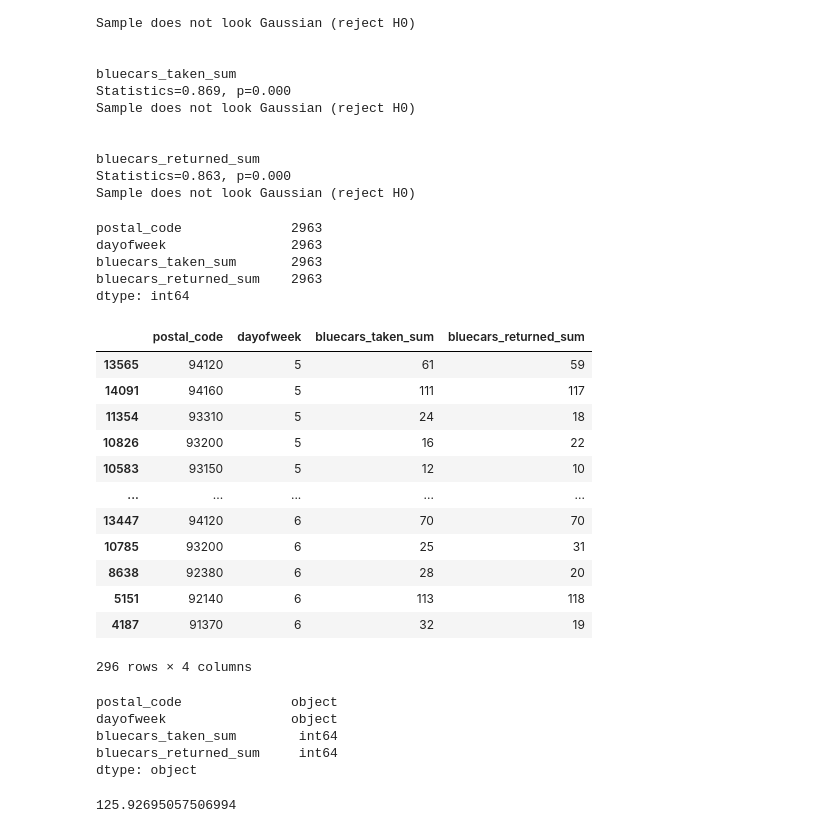
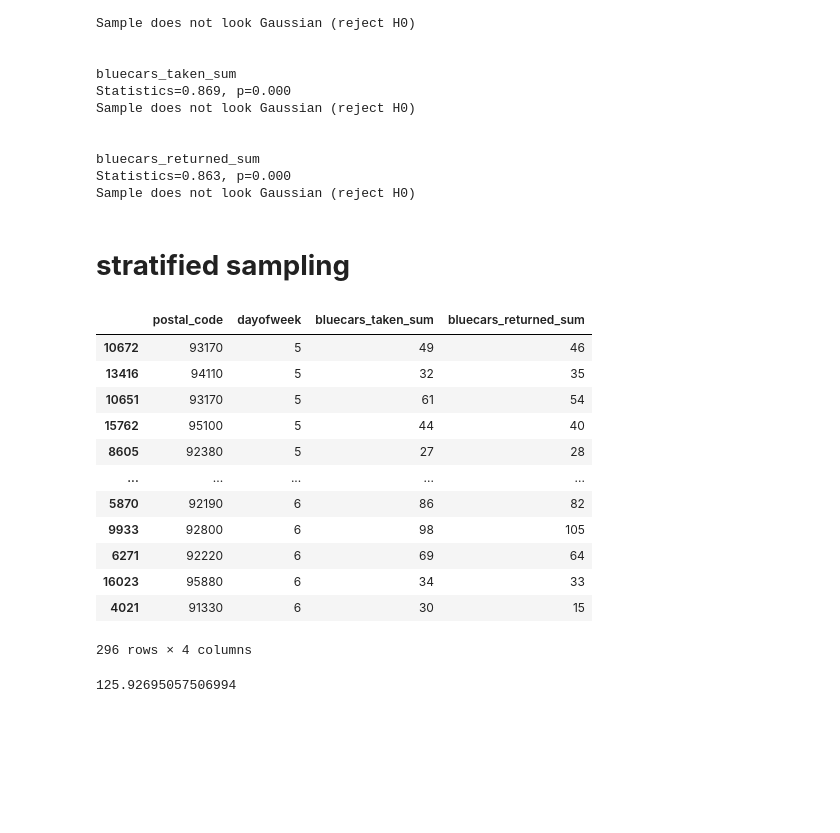
Before and after one commit to alfafimel/IPWK4-CORE, a Jupyter notebook: Autolib_electric_car_sharing_service_company.ipynb, the cells around one changed output. Saved outputs shown, nothing was run; the diff lists cells and outputs as text; code cells hidden in the pictures; blank space fills up the shorter version.

```diff
--- a/Autolib_electric_car_sharing_service_company.ipynb
+++ b/Autolib_electric_car_sharing_service_company.ipynb
@@ -484,11 +485,3 @@ Sample does not look Gaussian (reject H0)
 bluecars_returned_sum
 Statistics=0.863, p=0.000
 Sample does not look Gaussian (reject H0)
-# %%
-df2.count()
-# %% [output]
-postal_code              2963
-dayofweek                2963
-bluecars_taken_sum       2963
-bluecars_returned_sum    2963
-dtype: int64
@@ -495,29 +511,23 @@ dtype: int64
+# %% [markdown]
+# **stratified sampling**
 # %%
 # Stratified sample
-df3 = df2.groupby('dayofweek', group_keys=False).apply(lambda grouped_subset : grouped_subset.sample(frac=0.1))
-df3
+df4 = df2.groupby('dayofweek', group_keys=False).apply(lambda grouped_subset : grouped_subset.sample(frac=0.1))
+df4
 # %% [output]
 |  | postal_code | dayofweek | bluecars_taken_sum | bluecars_returned_sum |
-| 13565 | 94120 | 5 | 61 | 59 |
-| 14091 | 94160 | 5 | 111 | 117 |
-| 11354 | 93310 | 5 | 24 | 18 |
-| 10826 | 93200 | 5 | 16 | 22 |
-| 10583 | 93150 | 5 | 12 | 10 |
+| 10672 | 93170 | 5 | 49 | 46 |
+| 13416 | 94110 | 5 | 32 | 35 |
+| 10651 | 93170 | 5 | 61 | 54 |
+| 15762 | 95100 | 5 | 44 | 40 |
+| 8605 | 92380 | 5 | 27 | 28 |
 | ... | ... | ... | ... | ... |
-| 13447 | 94120 | 6 | 70 | 70 |
-| 10785 | 93200 | 6 | 25 | 31 |
-| 8638 | 92380 | 6 | 28 | 20 |
-| 5151 | 92140 | 6 | 113 | 118 |
-| 4187 | 91370 | 6 | 32 | 19 |
+| 5870 | 92190 | 6 | 86 | 82 |
+| 9933 | 92800 | 6 | 98 | 105 |
+| 6271 | 92220 | 6 | 69 | 64 |
+| 16023 | 95880 | 6 | 34 | 33 |
+| 4021 | 91330 | 6 | 30 | 15 |
 296 rows × 4 columns
-# %%
-df3.dtypes
-# %% [output]
-postal_code              object
-dayofweek                object
-bluecars_taken_sum        int64
-bluecars_returned_sum     int64
-dtype: object
 # %%
 # pop mean
 a = df['BlueCars_taken_sum'].mean()
```
Also changed, not shown: parts of 26 cells of this notebook.
